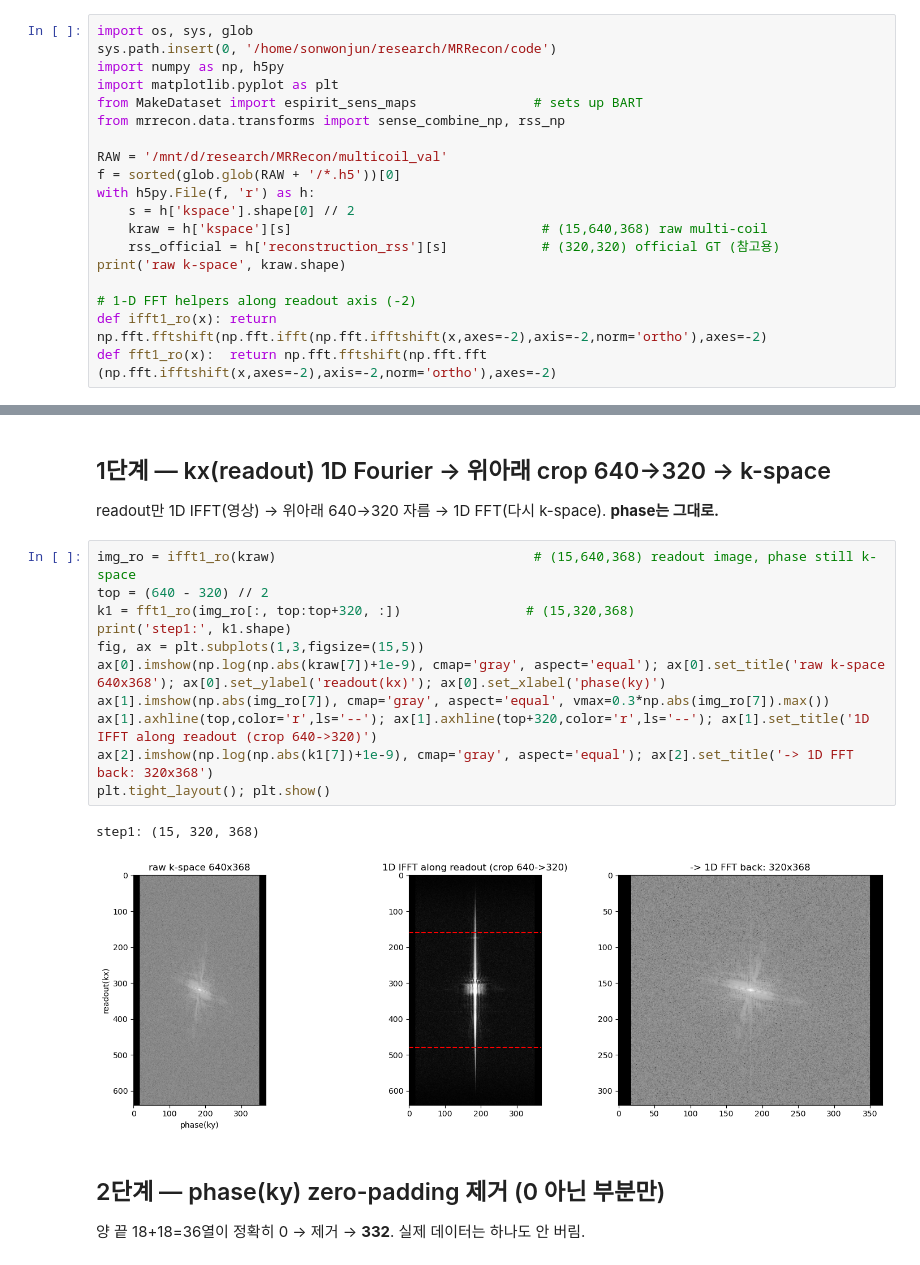
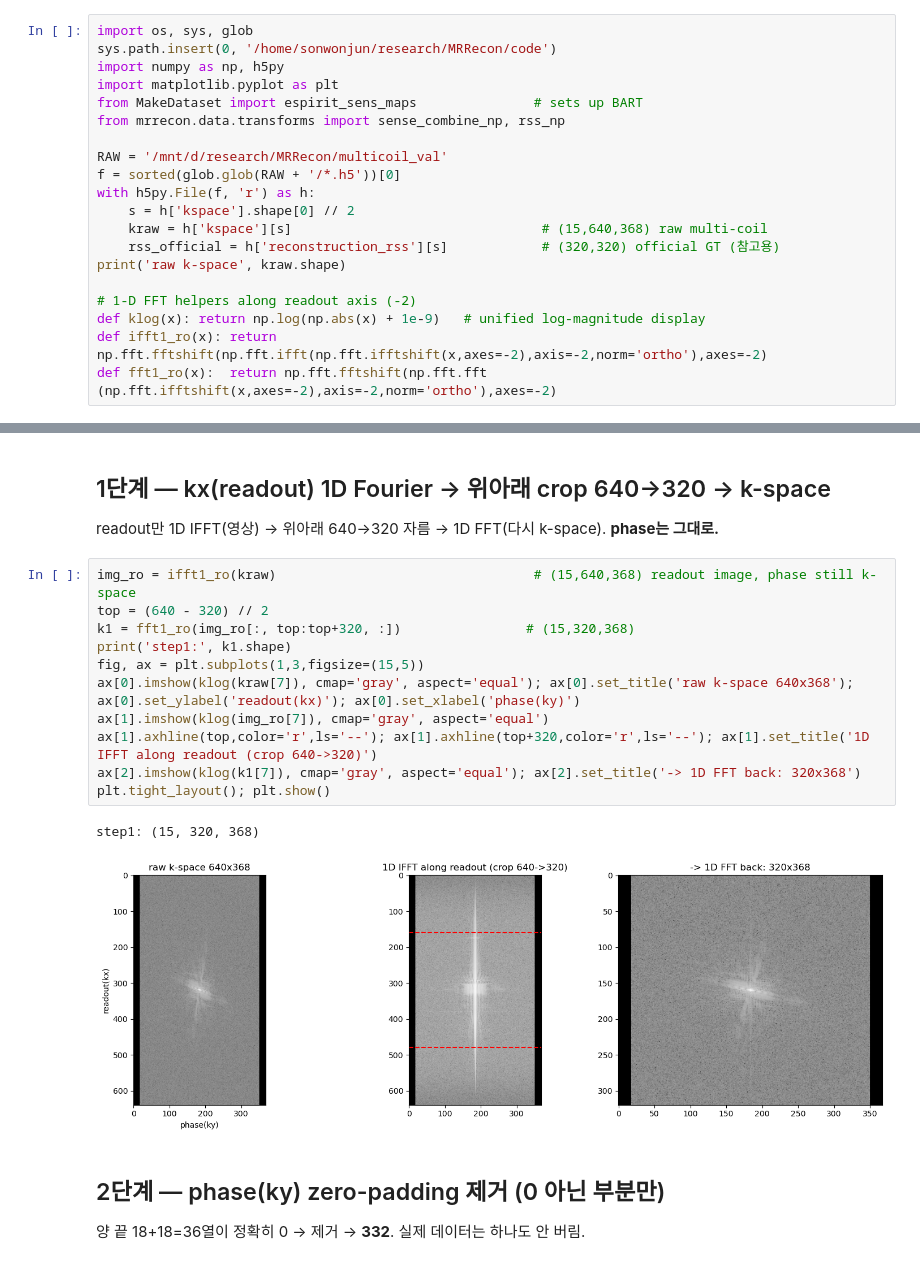
Before and after one commit to sonwonjun103/MRIreconstruction, a Jupyter notebook: preprocessing_plot.ipynb, the cells around one changed output, grey strips where cells are left out. Drawn from its saved outputs; the diff is of its cells as text.

```diff
--- a/preprocessing_plot.ipynb
+++ b/preprocessing_plot.ipynb
@@ -26,6 +26,7 @@ with h5py.File(f, 'r') as h:
 print('raw k-space', kraw.shape)
 
 # 1-D FFT helpers along readout axis (-2)
+def klog(x): return np.log(np.abs(x) + 1e-9)   # unified log-magnitude display
 def ifft1_ro(x): return np.fft.fftshift(np.fft.ifft(np.fft.ifftshift(x,axes=-2),axis=-2,norm='ortho'),axes=-2)
 def fft1_ro(x):  return np.fft.fftshift(np.fft.fft (np.fft.ifftshift(x,axes=-2),axis=-2,norm='ortho'),axes=-2)
 # %% [output]
@@ -36,17 +37,17 @@ readout만 1D IFFT(영상) → 위아래 640→320 자름 → 1D FFT(다시 k-sp
 # %%
 img_ro = ifft1_ro(kraw)                                 # (15,640,368) readout image, phase still k-space
 top = (640 - 320) // 2
 k1 = fft1_ro(img_ro[:, top:top+320, :])                # (15,320,368)
 print('step1:', k1.shape)
 fig, ax = plt.subplots(1,3,figsize=(15,5))
-ax[0].imshow(np.log(np.abs(kraw[7])+1e-9), cmap='gray', aspect='equal'); ax[0].set_title('raw k-space 640x368'); ax[0].set_ylabel('readout(kx)'); ax[0].set_xlabel('phase(ky)')
-ax[1].imshow(np.abs(img_ro[7]), cmap='gray', aspect='equal', vmax=0.3*np.abs(img_ro[7]).max())
+ax[0].imshow(klog(kraw[7]), cmap='gray', aspect='equal'); ax[0].set_title('raw k-space 640x368'); ax[0].set_ylabel('readout(kx)'); ax[0].set_xlabel('phase(ky)')
+ax[1].imshow(klog(img_ro[7]), cmap='gray', aspect='equal')
 ax[1].axhline(top,color='r',ls='--'); ax[1].axhline(top+320,color='r',ls='--'); ax[1].set_title('1D IFFT along readout (crop 640->320)')
-ax[2].imshow(np.log(np.abs(k1[7])+1e-9), cmap='gray', aspect='equal'); ax[2].set_title('-> 1D FFT back: 320x368')
+ax[2].imshow(klog(k1[7]), cmap='gray', aspect='equal'); ax[2].set_title('-> 1D FFT back: 320x368')
 plt.tight_layout(); plt.show()
 # %% [output]
 step1: (15, 320, 368)
-[figure, old version]
+[figure, new version]
 # %% [markdown]
 ## 2단계 — phase(ky) zero-padding 제거 (0 아닌 부분만)
 양 끝 18+18=36열이 정확히 0 → 제거 → **332**. 실제 데이터는 하나도 안 버림.
```
Also changed, not shown: parts of 1 cell of this notebook.
